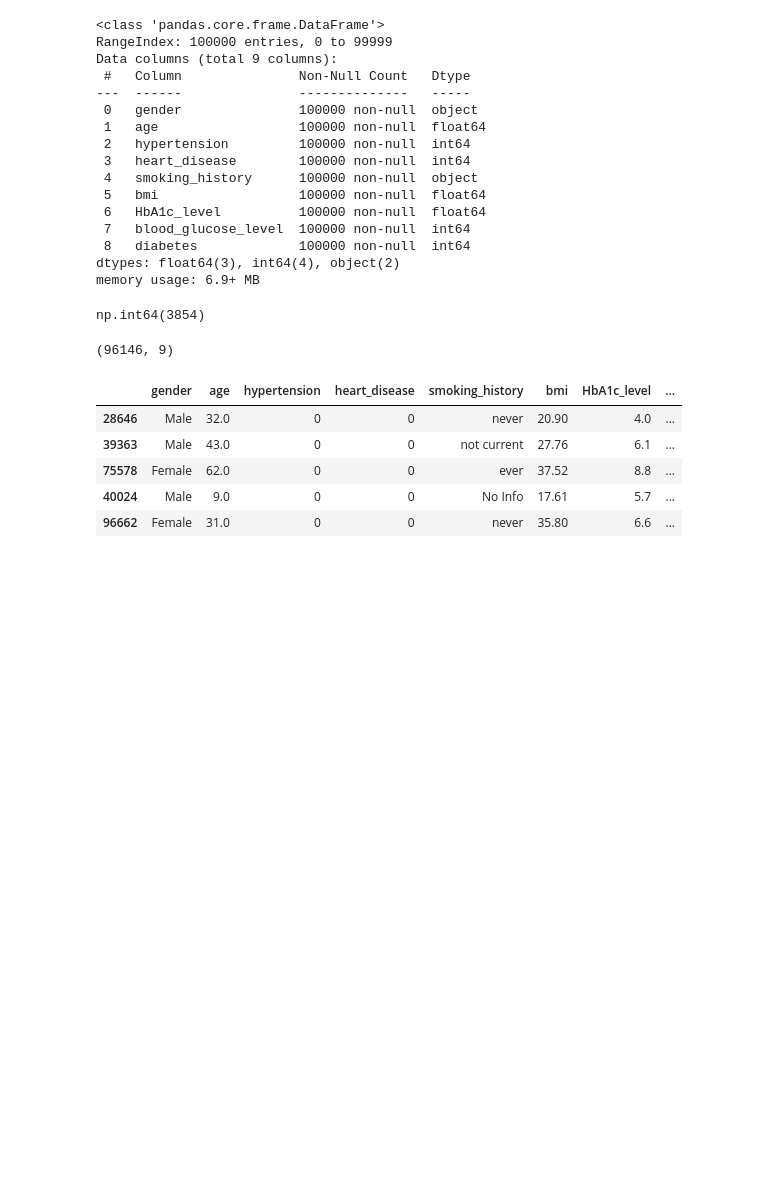
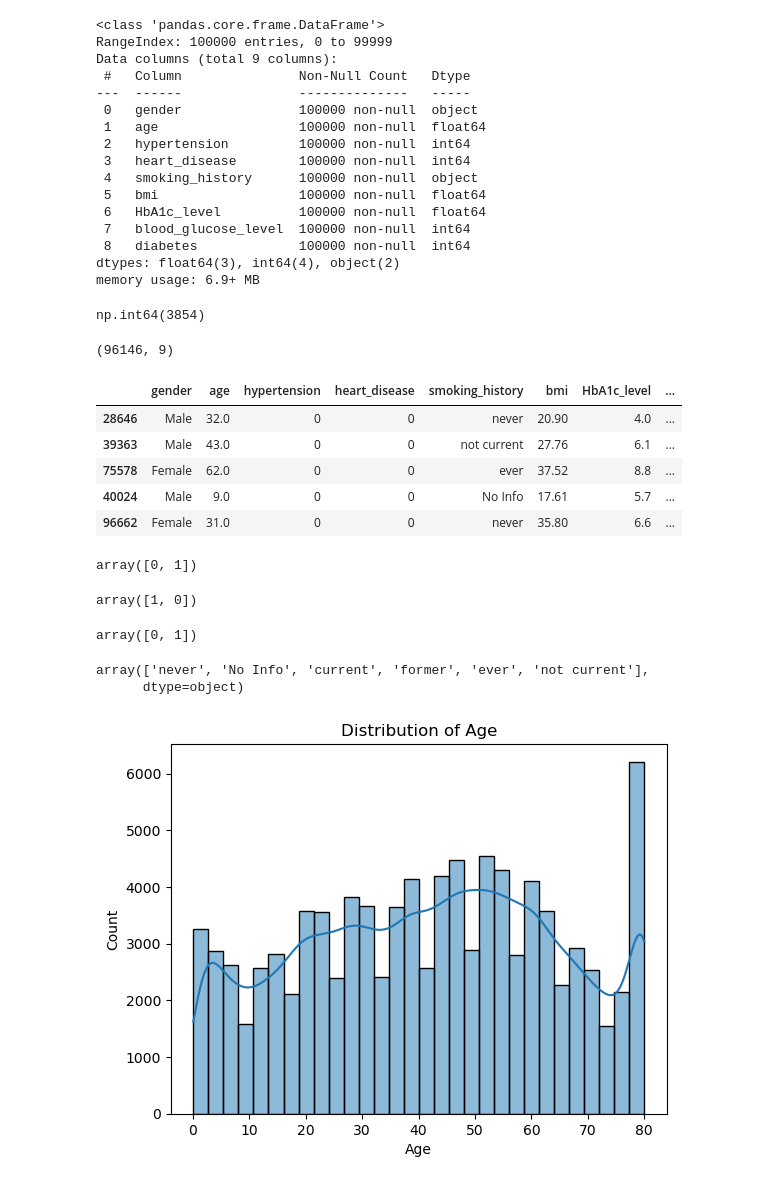
Before and after one commit to PranayBhardwaj29/diabetes-predictor, a Jupyter notebook: notebook/model_training.ipynb, the cells around one changed output. Cells and saved outputs as stored; diff of their text form; code cells hidden in the pictures; blank space fills up the shorter version.

Commit message:
plotted some graph

```diff
--- a/notebook/model_training.ipynb
+++ b/notebook/model_training.ipynb
@@ -68,3 +68,28 @@ df.sample(5)
 | 75578 | Female | 62.0 | 0 | 0 | ever | 37.52 | 8.8 | ... |
 | 40024 | Male | 9.0 | 0 | 0 | No Info | 17.61 | 5.7 | ... |
 | 96662 | Female | 31.0 | 0 | 0 | never | 35.80 | 6.6 | ... |
+# %%
+df['hypertension'].unique()
+# %% [output]
+array([0, 1])
+# %%
+df['heart_disease'].unique()
+# %% [output]
+array([1, 0])
+# %%
+df['diabetes'].unique()
+# %% [output]
+array([0, 1])
+# %%
+df['smoking_history'].unique()
+# %% [output]
+array(['never', 'No Info', 'current', 'former', 'ever', 'not current'],
+      dtype=object)
+# %%
+sns.histplot(df['age'], kde=True, bins=30)
+plt.title('Distribution of Age')
+plt.xlabel('Age')
+plt.ylabel('Count')
+plt.show()
+# %% [output]
+[figure, added]
```
Also changed, not shown: parts of 3 cells of this notebook.
